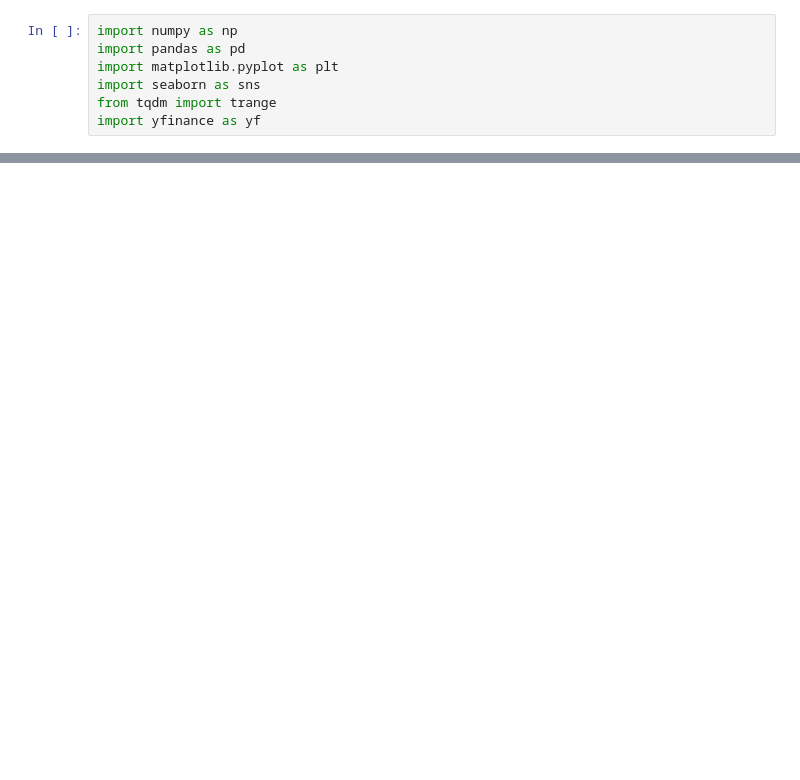
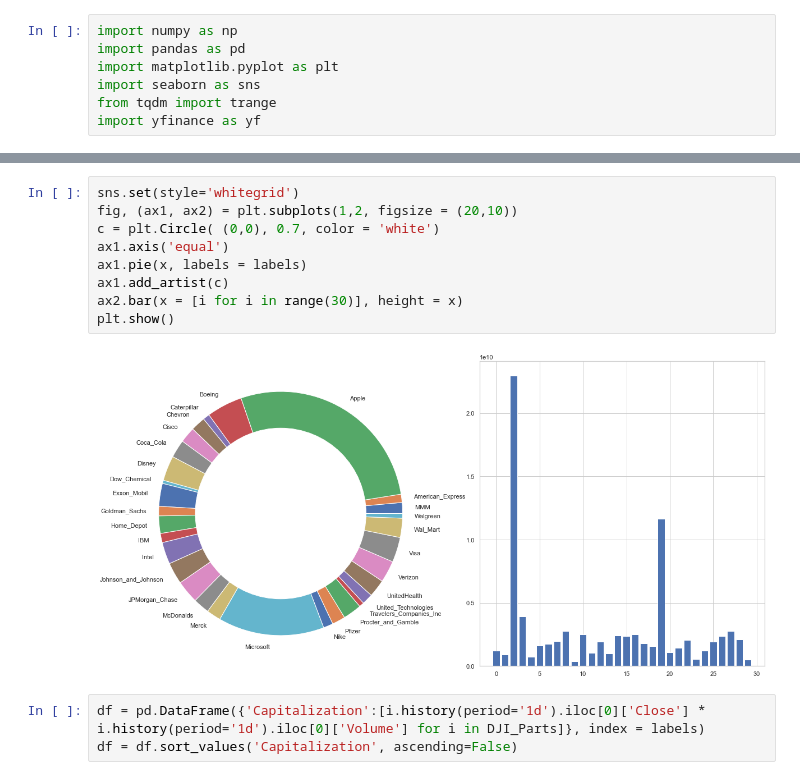
Before and after one commit to ArzymKoteyko/Autopilot_AI, a Jupyter notebook: Core.ipynb, the cells around one changed output, grey strips where cells are left out. Drawn from its saved outputs; the diff is of its cells as text; blank space fills up the shorter version.

```diff
--- a/Core.ipynb
+++ b/Core.ipynb
@@ -36,0 +108,14 @@ Name: Close, Length: 9901, dtype: float64
+# %%
+sns.set(style='whitegrid')
+fig, (ax1, ax2) = plt.subplots(1,2, figsize = (20,10))
+c = plt.Circle( (0,0), 0.7, color = 'white')
+ax1.axis('equal')
+ax1.pie(x, labels = labels)
+ax1.add_artist(c)
+ax2.bar(x = [i for i in range(30)], height = x)
+plt.show()
+# %% [output]
+[figure, added]
+# %%
+df = pd.DataFrame({'Capitalization':[i.history(period='1d').iloc[0]['Close'] * i.history(period='1d').iloc[0]['Volume'] for i in DJI_Parts]}, index = labels)
+df = df.sort_values('Capitalization', ascending=False)
```
Also changed, not shown: parts of 10 cells of this notebook.
